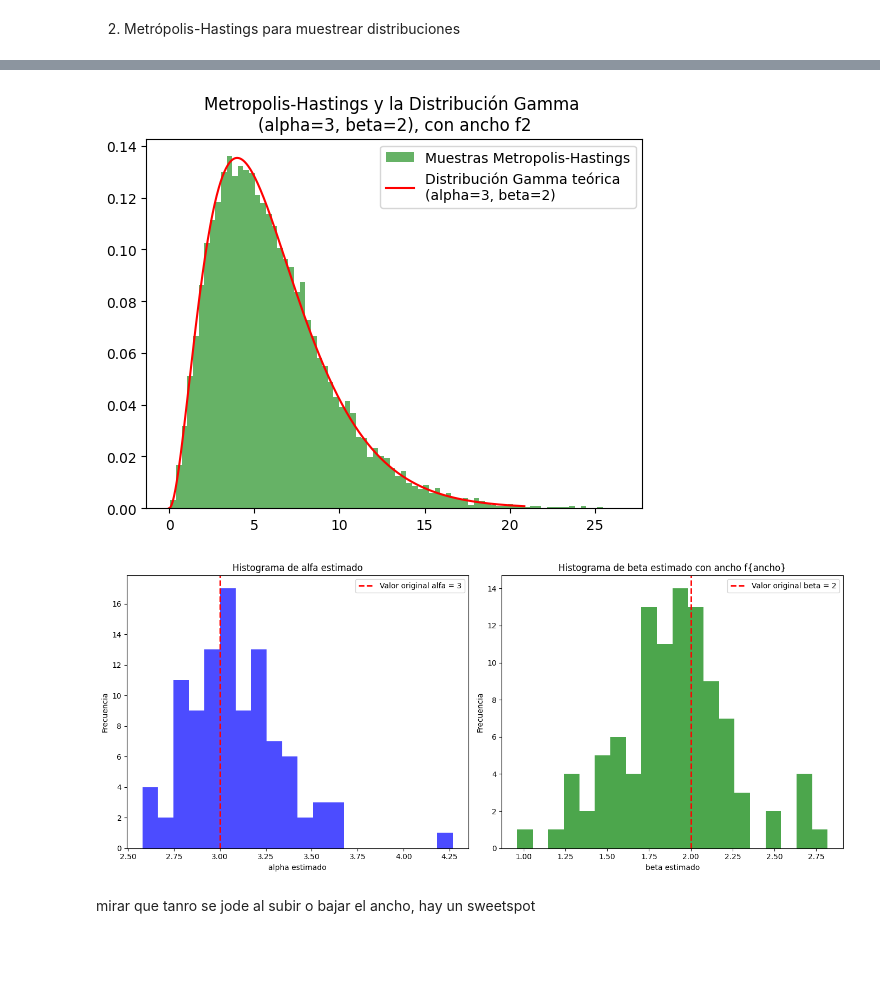
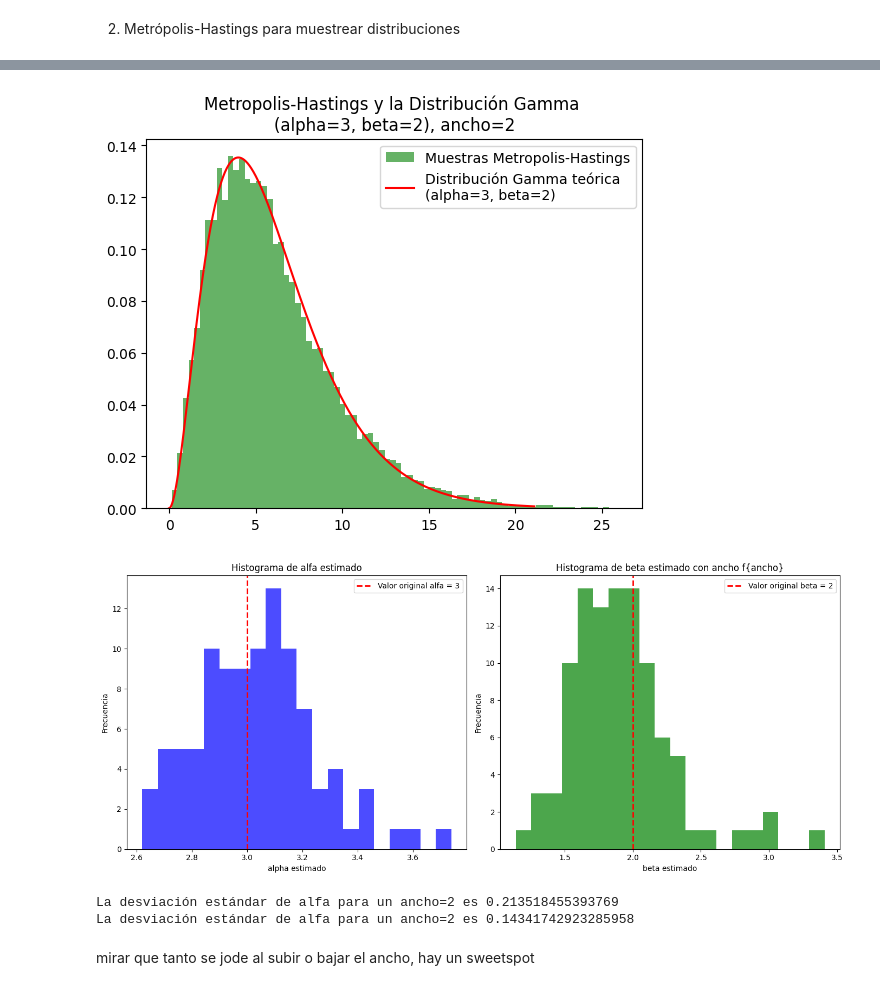
Before and after one commit to sarchilagomez1/MetodosComputacionales2-Fuentes-Archila, a Jupyter notebook: Taller5_fuentesarchila.ipynb, the cells around one changed output, grey strips where cells are left out. Drawn from its saved outputs; the diff is of its cells as text; code cells hidden in the pictures; blank space fills up the shorter version.

```diff
--- a/Taller5_fuentesarchila.ipynb
+++ b/Taller5_fuentesarchila.ipynb
@@ -11,7 +11,7 @@ import scipy.stats as stats
 
 alpha = 3
 beta = 2
-
+ancho1 = 0.7
 #función de la distribución Gamma
 def gamma_distr(x, alpha, beta):
     if x > 0:
@@ -26,7 +26,7 @@ def metropolis_hastings_gamma(alpha, beta, N):
 
     for i in range(N):
         # Propuesta de un nuevo valor usando una distribución normal en torno al actual
-        x_new = samples[-1] + np.random.normal(0, 0.7) #EL DE LA DERECHA ES EL ANCHO
+        x_new = samples[-1] + np.random.normal(0, ancho1)
 
         # Calculamos la tasa de aceptación
         tasa = gamma_distr(x_new, alpha, beta) / gamma_distr(x, alpha, beta)
@@ -50,6 +50,6 @@ x = np.linspace(0, np.max(samples), 1000)
 plt.plot(x, stats.gamma.pdf(x, a=alpha, scale=beta), 'r-', label=f"Distribución Gamma teórica \n(alpha={alpha}, beta={beta})")
 
 plt.legend()
-plt.title(f"Comparación entre Metropolis-Hastings y la Distribución Gamma \n(alpha={alpha}, beta={beta})")
+plt.title(f"Comparación entre Metropolis-Hastings y la Distribución Gamma \n(alpha={alpha}, beta={beta}, ancho={ancho1})")
 plt.show()
 # %% [output]
@@ -95,41 +103,41 @@ Los datos se recuperan de forma medianamente adecuada, la precisión ???? std
 # %%
 #Cambio el ancho de la distribución de perturbación
 
-ancho = 2
+ancho2 = 2
 def metropolis_hastings_gamma(alpha, beta, N):
     x = np.random.rand()
     samples = [x]
 
     for i in range(N):
         # Propuesta de un nuevo valor usando una distribución normal en torno al actual
-        x_new = samples[-1] + np.random.normal(0, ancho)
+        x_new = samples[-1] + np.random.normal(0, ancho2)
 
         # Calculamos la tasa de aceptación
         tasa = gamma_distr(x_new, alpha, beta) / gamma_distr(x, alpha, beta)
 
         # Aceptamos o rechazamos la propuesta
         if np.random.rand() < tasa:
             x = x_new
 
         samples.append(x)
 
     return np.array(samples)
 
 N = 30000
 samples2 = metropolis_hastings_gamma(alpha, beta, N)
 
 #Histograma
 plt.hist(samples2, bins=80, density=True, alpha=0.6, color='g', label="Muestras Metropolis-Hastings")
 
 #Función Gamma
 x = np.linspace(0, np.max(samples), 1000)
 plt.plot(x, stats.gamma.pdf(x, a=alpha, scale=beta), 'r-', label=f"Distribución Gamma teórica \n(alpha={alpha}, beta={beta})")
 
 plt.legend()
-plt.title(f"Metropolis-Hastings y la Distribución Gamma \n(alpha={alpha}, beta={beta}), con ancho f{ancho}")
+plt.title(f"Metropolis-Hastings y la Distribución Gamma \n(alpha={alpha}, beta={beta}, ancho={ancho2})")
 plt.show()
 # %% [output]
-[figure, old version]
+[figure, new version]
 # %%
 repeticiones = 100
 N = 10000
@@ -165,6 +173,14 @@ ax2.legend()
 plt.tight_layout()
 plt.show()
 # %% [output]
-[figure, old version]
+[figure, new version]
+# %%
+desviacion_alpha2 = np.std(alpha_estimados2)
+desviacion_beta2 = np.std(beta_estimados2)
+print(f"La desviación estándar de alfa para un ancho={ancho2} es {desviacion_alpha2}")
+print(f"La desviación estándar de alfa para un ancho={ancho2} es {desviacion_beta2}")
+# %% [output]
+La desviación estándar de alfa para un ancho=2 es 0.213518455393769
+La desviación estándar de alfa para un ancho=2 es 0.14341742923285958
 # %% [markdown]
-mirar que tanro se jode al subir o bajar el ancho, hay un sweetspot
+mirar que tanto se jode al subir o bajar el ancho, hay un sweetspot
```
Also changed, not shown: parts of 4 cells of this notebook.
